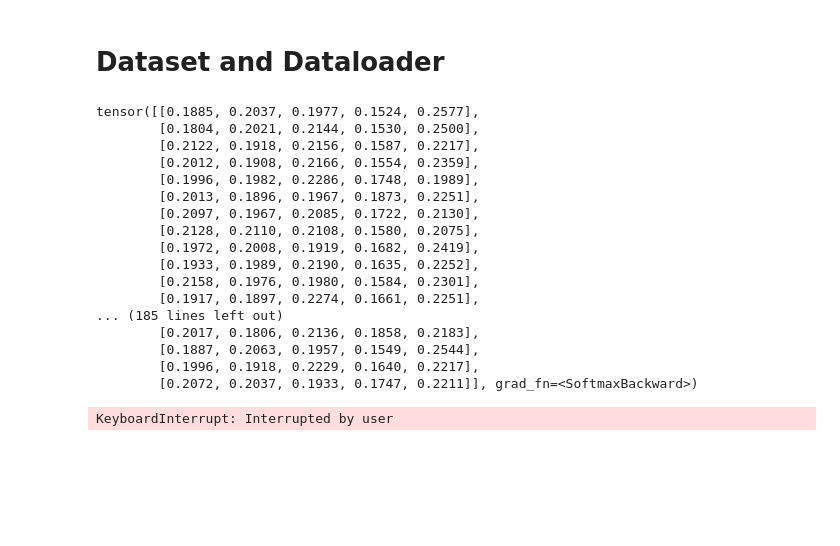
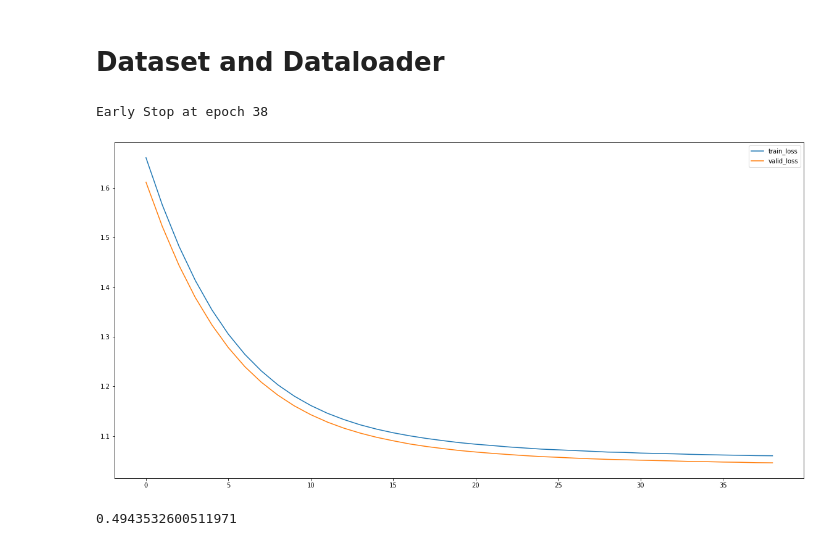
Before and after one commit to easternRainy/Cancer-Signature, a Jupyter notebook: 02_Dataset_Dataloader.ipynb, the cells around one changed output. Cells and saved outputs as stored; diff of their text form; code cells hidden in the pictures; blank space fills up the shorter version.

Commit message:
finish Learner, train a model, accuracy is 0.5

```diff
--- a/02_Dataset_Dataloader.ipynb
+++ b/02_Dataset_Dataloader.ipynb
@@ -70,29 +181,28 @@ hidden_size = 300
 n_class = len(y.unique())
 # %%
 model = CancerPredictor(input_size, hidden_size, n_class)
-# %%
-for i, (data_batch, target_batch) in enumerate(train_loader):
-    device = "cpu"
-    preds = model(data_batch.to(device))
-    print(preds)
-    # print(model(data_batch))
-    input()
-# %% [output]
-tensor([[0.1885, 0.2037, 0.1977, 0.1524, 0.2577],
-        [0.1804, 0.2021, 0.2144, 0.1530, 0.2500],
-        [0.2122, 0.1918, 0.2156, 0.1587, 0.2217],
-        [0.2012, 0.1908, 0.2166, 0.1554, 0.2359],
-        [0.1996, 0.1982, 0.2286, 0.1748, 0.1989],
-        [0.2013, 0.1896, 0.1967, 0.1873, 0.2251],
-        [0.2097, 0.1967, 0.2085, 0.1722, 0.2130],
-        [0.2128, 0.2110, 0.2108, 0.1580, 0.2075],
-        [0.1972, 0.2008, 0.1919, 0.1682, 0.2419],
-        [0.1933, 0.1989, 0.2190, 0.1635, 0.2252],
-        [0.2158, 0.1976, 0.1980, 0.1584, 0.2301],
-        [0.1917, 0.1897, 0.2274, 0.1661, 0.2251],
-... (185 lines left out)
-        [0.2017, 0.1806, 0.2136, 0.1858, 0.2183],
-        [0.1887, 0.2063, 0.1957, 0.1549, 0.2544],
-        [0.1996, 0.1918, 0.2229, 0.1640, 0.2217],
-        [0.2072, 0.2037, 0.1933, 0.1747, 0.2211]], grad_fn=<SoftmaxBackward>)
-KeyboardInterrupt: Interrupted by user
+# %%
+lr = 0.001
+nb_epoch = 50
+criterion = F.cross_entropy
+optimizer = optim.Adam(model.parameters(), lr=lr)
+# %%
+if torch.cuda.is_available():
+    device = torch.device("cuda: 5")
+else:
+    device = torch.device("cpu")
+# %%
+learner = Learner(model, criterion, optimizer)
+# %%
+train_log, valid_log = learner.train(train_loader, valid_loader, device, nb_epoch, early_stop_patience=10, \
+                                    print_log=False)
+# %% [output]
+Early Stop at epoch 38
+# %%
+fig, ax = plt.subplots(figsize=(20, 10))
+ax.plot(train_log, label="train_loss")
+ax.plot(valid_log, label="valid_loss")
+ax.legend()
+plt.show()
+# %% [output]
+[figure, added]
@@ -98,0 +215,4 @@ KeyboardInterrupt: Interrupted by user
+# %%
+accuracy
+# %% [output]
+0.4943532600511971
```
Also changed, not shown: parts of 10 cells of this notebook.
